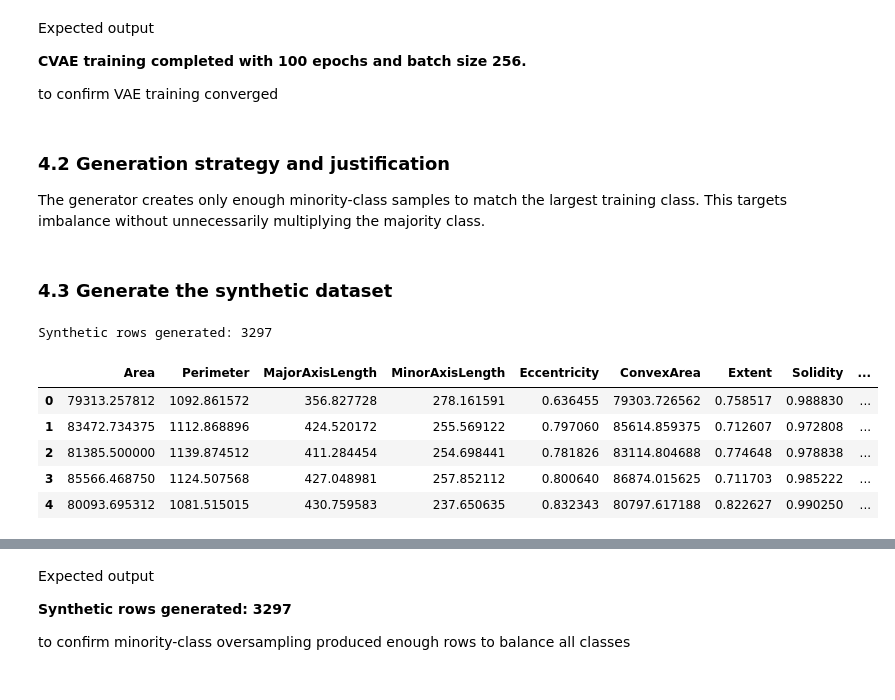
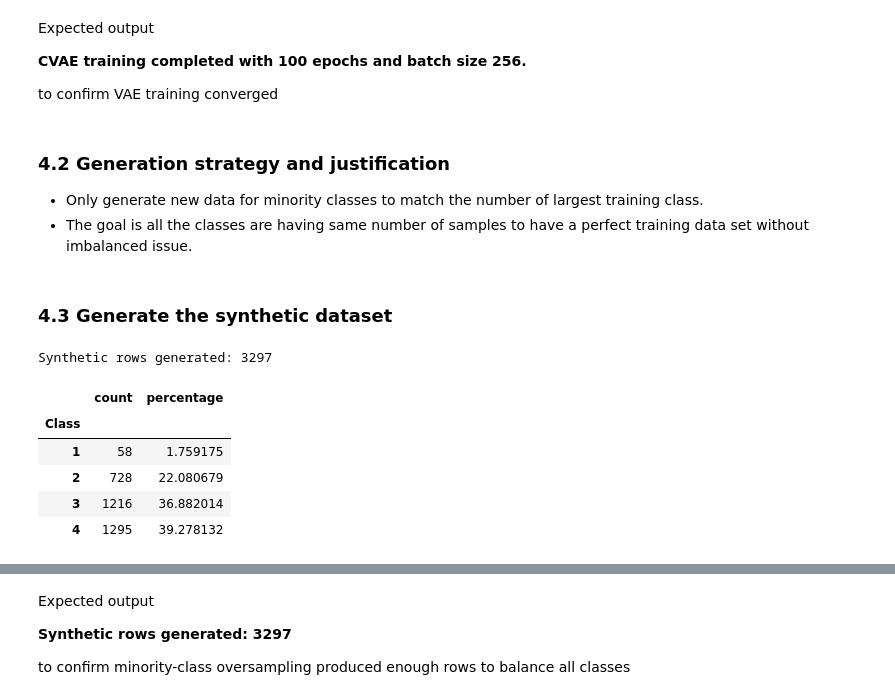
Before and after one commit to yangliunz/1173808-COMP662A1, a Jupyter notebook: notebooks/1173808_Assignment1.ipynb, the cells around one changed output, grey strips where cells are left out. Cells and saved outputs as stored; diff of their text form; code cells hidden in the pictures.

```diff
--- a/notebooks/1173808_Assignment1.ipynb
+++ b/notebooks/1173808_Assignment1.ipynb
@@ -361,15 +382,14 @@ The VAE fits `StandardScaler` on the training features only. Synthetic samples a
 # %% [markdown]
 ### 4.1 Generative-model training procedure
 # %%
-# Define the Conditional VAE architecture.
 cell_started = time.perf_counter()
 
+# define the Conditional Variational Autoencoder (CVAE) architecture for tabular data generation
 class ConditionalVAE(nn.Module):
-    """Conditional Variational Autoencoder for tabular data generation."""
 
     def __init__(self, n_features, n_classes):
         super().__init__()
-        # Embedding maps class label to 4-dimensional vector.
+        # Embedding class label to 4d vector.
         self.embedding = nn.Embedding(n_classes, 4)
         # Encoder: input (features + embedding) → hidden representation.
         self.encoder = nn.Sequential(
@@ -391,7 +411,7 @@ class ConditionalVAE(nn.Module):
         )
 
     def forward(self, x, labels):
-        """Forward pass: encode, sample, decode."""
+        # forward pass: encode, sample, decode.
         embedded = self.embedding(labels)
         hidden = self.encoder(torch.cat([x, embedded], dim=1))
         mean, log_var = self.mean(hidden), self.log_var(hidden)
@@ -400,13 +420,12 @@ class ConditionalVAE(nn.Module):
         return self.decoder(torch.cat([latent, embedded], dim=1)), mean, log_var
 
     def sample(self, labels):
-        """Generate synthetic samples for given class labels."""
+        # Generate synthetic samples for given class labels.
         latent = torch.randn(len(labels), 8, device=labels.device)
         return self.decoder(torch.cat([latent, self.embedding(labels)], dim=1))
 
 
 def train_vae(x_train, y_train, n_classes):
-    """Train the CVAE on training data only."""
     # Fit scaler on training data only to prevent leakage.
     scaler = StandardScaler().fit(x_train)
     x_scaled = torch.tensor(scaler.transform(x_train), dtype=torch.float32, device=DEVICE)
@@ -415,17 +434,21 @@ def train_vae(x_train, y_train, n_classes):
     # Initialize model and optimizer.
     model = ConditionalVAE(x_train.shape[1], n_classes).to(DEVICE)
     if DEVICE.type == "cuda" and torch.cuda.device_count() > 1:
+        # use DataParallel for multi-GPU training
         model = nn.DataParallel(model)
     optimizer = torch.optim.Adam(model.parameters(), lr=1e-3)
 
     # Training loop: 100 epochs, batch size 256.
     model.train()
-    for epoch in range(100):
+    for _ in range(100):
         for batch in torch.randperm(len(x_scaled)).split(256):
             reconstruction, mean, log_var = model(x_scaled[batch], labels[batch])
             reconstruction_loss = F.mse_loss(reconstruction, x_scaled[batch])
+            # calculate KL divergence loss
             kl_loss = -0.5 * torch.mean(1 + log_var - mean.pow(2) - log_var.exp())
+            # reset gradients
             optimizer.zero_grad()
+            # compute total loss and backpropagate
             (reconstruction_loss + 0.02 * kl_loss).backward()
             optimizer.step()
 
@@ -448,39 +471,65 @@ to confirm VAE training converged
 # %% [markdown]
 ### 4.2 Generation strategy and justification
 
-The generator creates only enough minority-class samples to match the largest training class. This targets imbalance without unnecessarily multiplying the majority class.
+- Only generate new data for minority classes to match the number of largest training class.
+- The goal is all the classes are having same number of samples to have a perfect training data set without imbalanced issue.
 # %% [markdown]
 ### 4.3 Generate the synthetic dataset
 # %%
-# Generate balanced synthetic data for under-represented classes.
+# Generate balanced synthetic data for minority classes.
 cell_started = time.perf_counter()
 
+
 def generate_balanced(model, scaler, x_train, y_train):
-    """Generate synthetic samples to balance all classes."""
+    # Generate synthetic samples to balance all classes.
     target_count = y_train.value_counts().max()
     generated_labels = np.concatenate(
-        [np.full(target_count - (y_train == label).sum(), label) for label in sorted(y_train.unique())]
+        [
+            np.full(target_count - (y_train == label).sum(), label)
+            for label in sorted(y_train.unique())
+        ]
     )
     labels = torch.tensor(generated_labels, dtype=torch.long, device=DEVICE)
     # Handle DataParallel wrapper.
     sampler = model.module if isinstance(model, nn.DataParallel) else model
     with torch.no_grad():
         synthetic = scaler.inverse_transform(sampler.sample(labels).cpu().numpy())
-    return pd.DataFrame(synthetic, columns=x_train.columns), pd.Series(generated_labels, name="Class")
+    return pd.DataFrame(synthetic, columns=x_train.columns), pd.Series(
+        generated_labels, name="Class"
+    )
 
 
 synthetic_x, synthetic_y = generate_balanced(vae_model, vae_scaler, x_train, y_train)
 synthetic_data = synthetic_x.assign(Class=synthetic_y)
 synthetic_data.to_csv(OUTPUT_DATA / "synthetic_train.csv", index=False)
 
 print(f"Synthetic rows generated: {len(synthetic_data)}")
-display(synthetic_data.head())
+
+# print class distribution of synthetic data
+display(
+    synthetic_data["Class"]
+    .value_counts()
+    .sort_index()
+    .rename("count")
+    .to_frame()
+    .assign(percentage=lambda frame: 100 * frame["count"] / len(synthetic_data))
+)
+
+# assert that the synthetic data is balanced with training data
+
+# verify combined dataset is balanced
+combined = pd.concat([x_train.assign(Class=y_train), synthetic_data], ignore_index=True)
+combined_counts = combined["Class"].value_counts().sort_index()
+print("Combined class distribution:")
+display(combined_counts.to_frame("count"))
+assert combined_counts.nunique() == 1, "Combined dataset is not balanced"
+
 log_cell("Synthetic generation", cell_started, f"rows={len(synthetic_data)}")
 # %% [output]
 Synthetic rows generated: 3297
-|  | Area | Perimeter | MajorAxisLength | MinorAxisLength | Eccentricity | ConvexArea | Extent | Solidity | ... |
-| 0 | 79313.257812 | 1092.861572 | 356.827728 | 278.161591 | 0.636455 | 79303.726562 | 0.758517 | 0.988830 | ... |
-| 1 | 83472.734375 | 1112.868896 | 424.520172 | 255.569122 | 0.797060 | 85614.859375 | 0.712607 | 0.972808 | ... |
-| 2 | 81385.500000 | 1139.874512 | 411.284454 | 254.698441 | 0.781826 | 83114.804688 | 0.774648 | 0.978838 | ... |
-| 3 | 85566.468750 | 1124.507568 | 427.048981 | 257.852112 | 0.800640 | 86874.015625 | 0.711703 | 0.985222 | ... |
-| 4 | 80093.695312 | 1081.515015 | 430.759583 | 237.650635 | 0.832343 | 80797.617188 | 0.822627 | 0.990250 | ... |
+|  | count | percentage |
+| Class |  |  |
+| 1 | 58 | 1.759175 |
+| 2 | 728 | 22.080679 |
+| 3 | 1216 | 36.882014 |
+| 4 | 1295 | 39.278132 |
```
Also changed, not shown: parts of 25 cells of this notebook, 1 other file.
